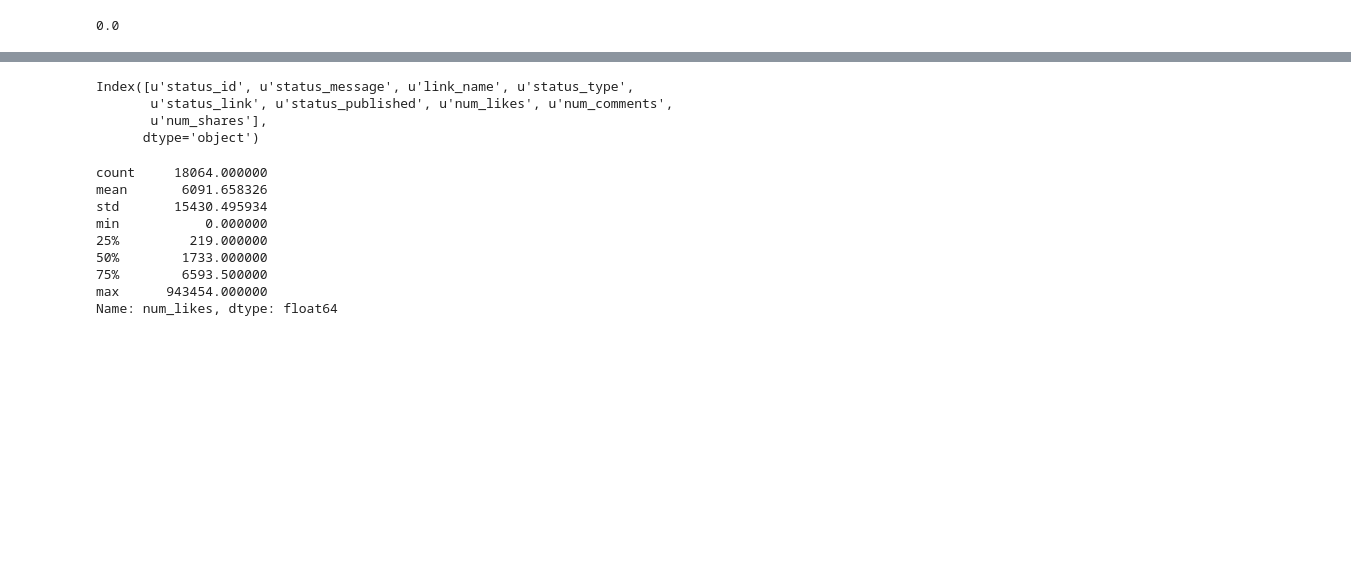
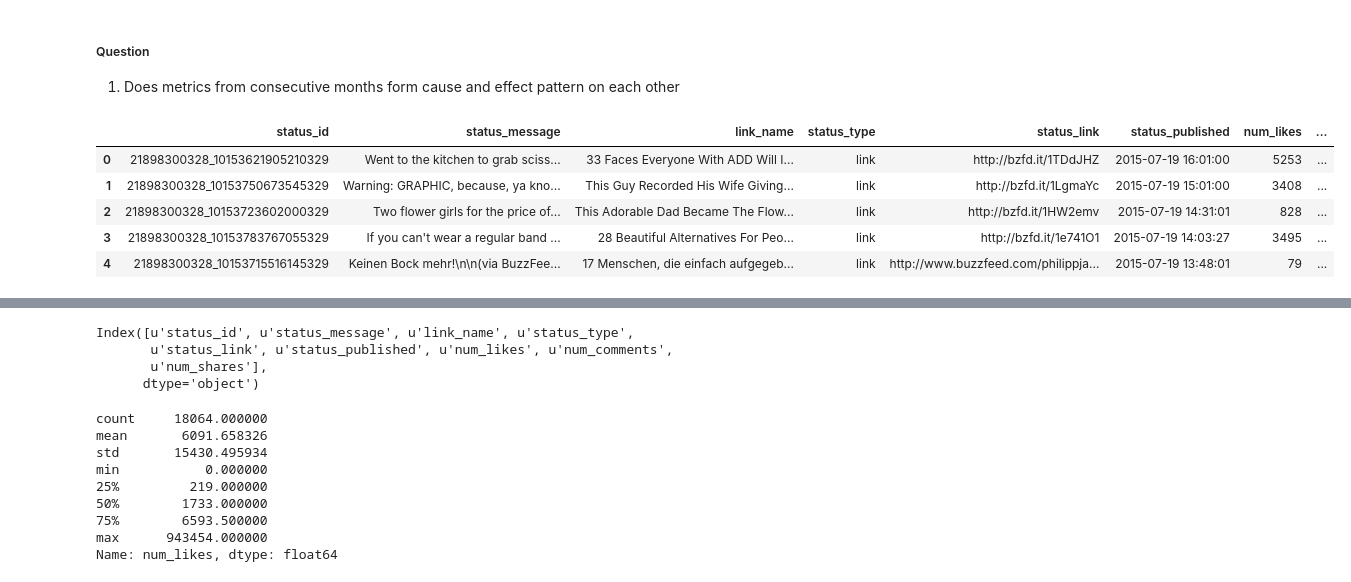
Before and after one commit to afcarl/CausalModels, a Jupyter notebook: causality2.ipynb, the cells around one changed output, grey strips where cells are left out. Drawn from its saved outputs; the diff is of its cells as text; code cells hidden in the pictures; blank space fills up the shorter version.

```diff
--- a/causality2.ipynb
+++ b/causality2.ipynb
@@ -13,7 +13,15 @@ import networkx as nx
 from datetime import datetime
 from anew_module import anew
 %matplotlib inline
-# %%
-anew.sentiment("These Are Our Memories Of London's Terrorist Attacks")['valence']
-# %% [output]
-0.0
+# %% [markdown]
+##### Question
+1. Does metrics from consecutive months form cause and effect pattern on each other
+# %%
+data.head()
+# %% [output]
+|  | status_id | status_message | link_name | status_type | status_link | status_published | num_likes | ... |
+| 0 | 21898300328_10153621905210329 | Went to the kitchen to grab sciss... | 33 Faces Everyone With ADD Will I... | link | http://bzfd.it/1TDdJHZ | 2015-07-19 16:01:00 | 5253 | ... |
+| 1 | 21898300328_10153750673545329 | Warning: GRAPHIC, because, ya kno... | This Guy Recorded His Wife Giving... | link | http://bzfd.it/1LgmaYc | 2015-07-19 15:01:00 | 3408 | ... |
+| 2 | 21898300328_10153723602000329 | Two flower girls for the price of... | This Adorable Dad Became The Flow... | link | http://bzfd.it/1HW2emv | 2015-07-19 14:31:01 | 828 | ... |
+| 3 | 21898300328_10153783767055329 | If you can't wear a regular band ... | 28 Beautiful Alternatives For Peo... | link | http://bzfd.it/1e741O1 | 2015-07-19 14:03:27 | 3495 | ... |
+| 4 | 21898300328_10153715516145329 | Keinen Bock mehr!\n\n(via BuzzFee... | 17 Menschen, die einfach aufgegeb... | link | http://www.buzzfeed.com/philippja... | 2015-07-19 13:48:01 | 79 | ... |
```
Also changed, not shown: parts of 13 cells of this notebook.
